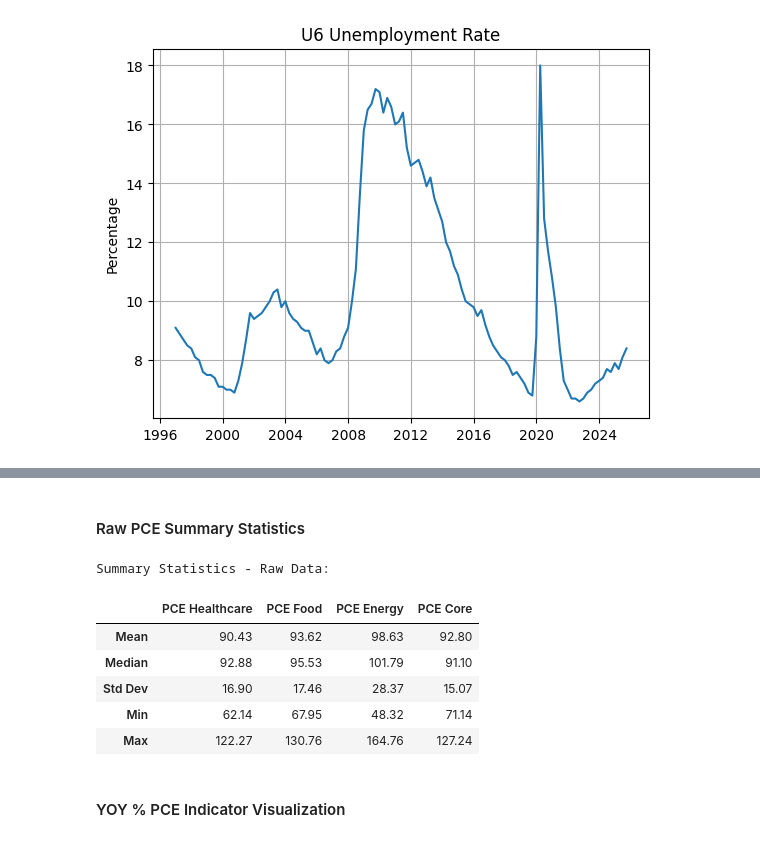
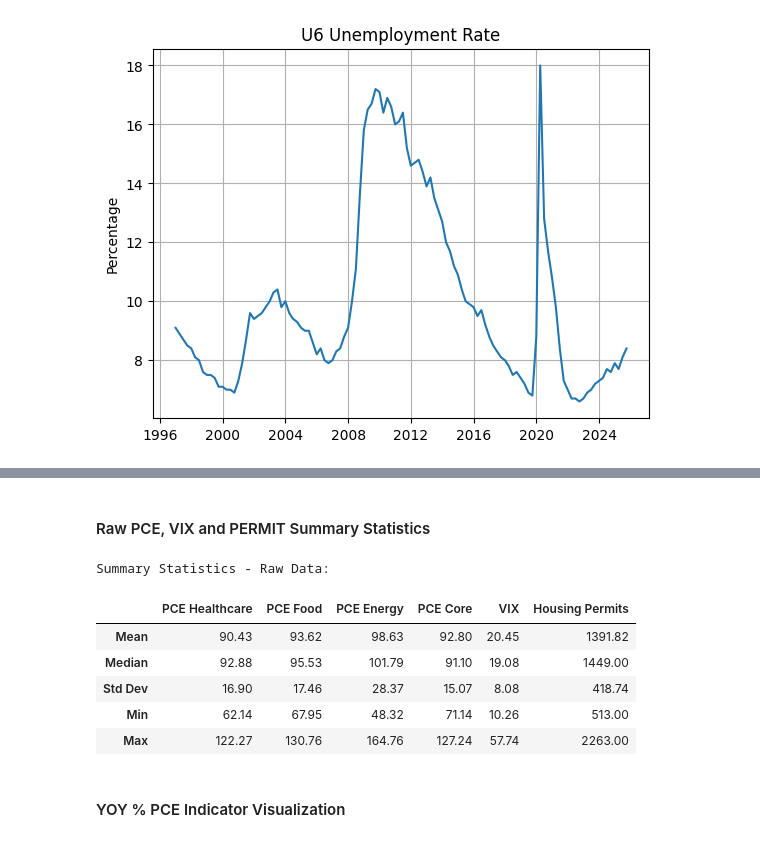
Before and after one commit to emcgeever-husky/Lam-McGeever-2500, a Jupyter notebook: Lam_McGeever_FP.ipynb, the cells around one changed output, grey strips where cells are left out. Cells and saved outputs as stored; diff of their text form; code cells hidden in the pictures.

Commit message:
Correlation Map Completed (VIX and Permit)

```diff
--- a/Lam_McGeever_FP.ipynb
+++ b/Lam_McGeever_FP.ipynb
@@ -67,11 +65,10 @@ u_6 = u_6.resample('QS').last()
 permit = permit.resample('QS').last()
 vix = vix.resample('QS').last()
 # %%
-indicators_df = pce_health.join([pce_food, pce_core, pce_energy, u_6])
-delinquancy_rates_df = ccard_dr.join([csm_loan_dr, mtg_dr])
-macro_df = permit.join([vix])
+indicators_df = pce_health.join([pce_food, pce_core, pce_energy, u_6, permit, vix])
+delinquency_rates_df = ccard_dr.join([csm_loan_dr, mtg_dr])
 
-df_master = indicators_df.join(delinquancy_rates_df).join(macro_df)
+df_master = indicators_df.join(delinquancy_rates_df)
 # %%
 # Drop any row with missing data
 df_master = df_master.dropna()
@@ -110,6 +107,8 @@ df_master["pce_health_yoy"] = df_master["pce_health"].pct_change(4) * 100
 df_master["pce_food_yoy"] = df_master["pce_food"].pct_change(4) * 100
 df_master["pce_energy_yoy"] = df_master["pce_energy"].pct_change(4) * 100
 df_master["pce_core_yoy"] = df_master["pce_core"].pct_change(4) * 100
+df_master['vix_yoy'] = df_master['vix'].pct_change(4) * 100
+df_master['permit_yoy'] = df_master['permit'].pct_change(4) * 100
 # %% [markdown]
 ### Lag Effects
 # %%
@@ -132,6 +131,16 @@ df_master["pce_energy_yoy_2y"] = df_master["pce_energy_yoy"].shift(8)
 df_master["pce_core_yoy_6m"] = df_master["pce_core_yoy"].shift(2)
 df_master["pce_core_yoy_1y"] = df_master["pce_core_yoy"].shift(4)
 df_master["pce_core_yoy_2y"] = df_master["pce_core_yoy"].shift(8)
+
+# VIX
+df_master['vix_6m'] = df_master['vix'].shift(2)
+df_master['vix_1y'] = df_master['vix'].shift(4)
+df_master['vix_2y'] = df_master['vix'].shift(8)
+
+# Housing Permits
+df_master['permit_yoy_6m'] = df_master['permit_yoy'].shift(2)
+df_master['permit_yoy_1y'] = df_master['permit_yoy'].shift(4)
+df_master['permit_yoy_2y'] = df_master['permit_yoy'].shift(8)
 # %% [markdown]
 ## EDA -- Summary Statistics and Basic Correlation Analysis
 # %% [markdown]
@@ -187,31 +195,33 @@ plt.show()
 # %% [markdown]
-#### Raw PCE Summary Statistics
+#### Raw PCE, VIX and PERMIT Summary Statistics
 # %%
 # Grouping our raw columns together
 raw_cols = {
-    'PCE Healthcare' : 'pce_health',
-    'PCE Food'       : 'pce_food',
-    'PCE Energy'     : 'pce_energy',
-    'PCE Core'       : 'pce_core'
+    'PCE Healthcare'  : 'pce_health',
+    'PCE Food'        : 'pce_food',
+    'PCE Energy'      : 'pce_energy',
+    'PCE Core'        : 'pce_core',
+    'VIX'             : 'vix',
+    'Housing Permits' : 'permit'
 }
 
 # Pull raw columns and compute summary stats
 raw_df = df_master[list(raw_cols.values())]
 
 # Renaming for clean display
 raw_df.columns = list(raw_cols.keys())
 raw_summary = raw_df.describe().loc[['mean', '50%', 'std', 'min', 'max']]
 raw_summary.index = ['Mean', 'Median', 'Std Dev', 'Min', 'Max']
 print("Summary Statistics - Raw Data:")
 raw_summary.round(2)
 # %% [output]
 Summary Statistics - Raw Data:
-|  | PCE Healthcare | PCE Food | PCE Energy | PCE Core |
-| Mean | 90.43 | 93.62 | 98.63 | 92.80 |
-| Median | 92.88 | 95.53 | 101.79 | 91.10 |
-| Std Dev | 16.90 | 17.46 | 28.37 | 15.07 |
-| Min | 62.14 | 67.95 | 48.32 | 71.14 |
-| Max | 122.27 | 130.76 | 164.76 | 127.24 |
+|  | PCE Healthcare | PCE Food | PCE Energy | PCE Core | VIX | Housing Permits |
+| Mean | 90.43 | 93.62 | 98.63 | 92.80 | 20.45 | 1391.82 |
+| Median | 92.88 | 95.53 | 101.79 | 91.10 | 19.08 | 1449.00 |
+| Std Dev | 16.90 | 17.46 | 28.37 | 15.07 | 8.08 | 418.74 |
+| Min | 62.14 | 67.95 | 48.32 | 71.14 | 10.26 | 513.00 |
+| Max | 122.27 | 130.76 | 164.76 | 127.24 | 57.74 | 2263.00 |
 # %% [markdown]
 #### YOY % PCE Indicator Visualization
 # %%
```
Also changed, not shown: parts of 18 cells of this notebook, 1 other file.
